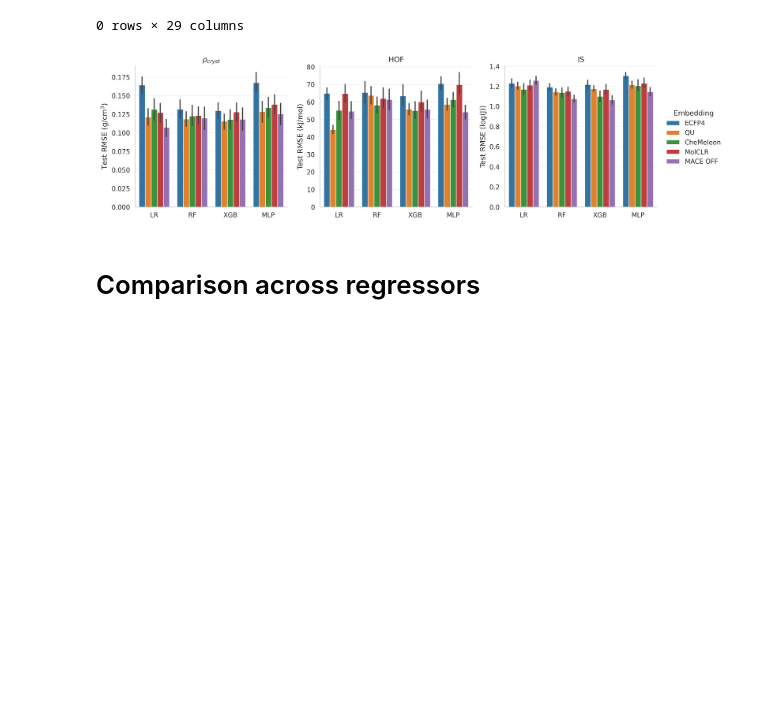
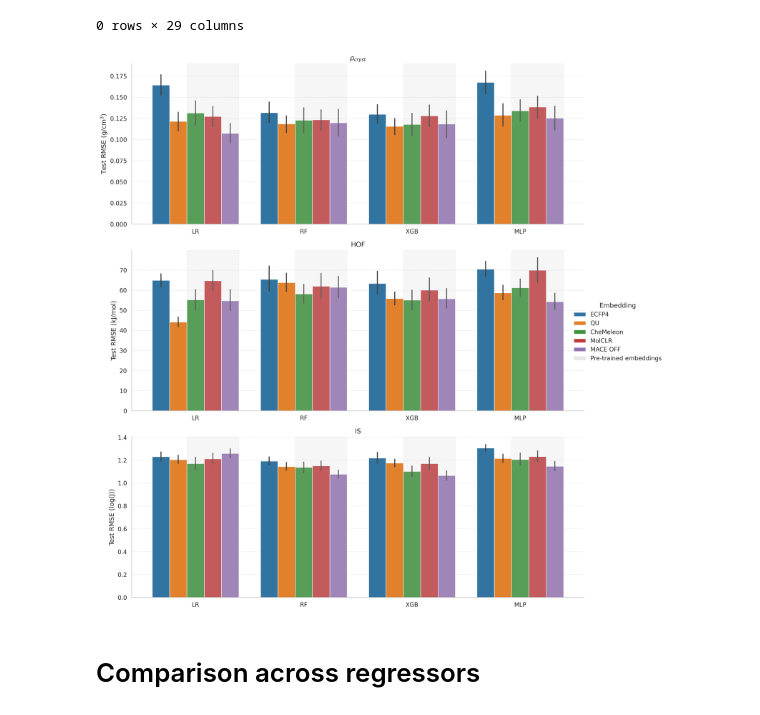
Before and after one commit to CABackman/fm-4-em, a Jupyter notebook: 06_NOTEBOOKS/04_results_processing.ipynb, the cells around one changed output. Drawn from its saved outputs; the diff is of its cells as text; code cells hidden in the pictures; blank space fills up the shorter version.

Commit message:
adjusted Fig 2 layout and adjusted statistical significance test

```diff
--- a/06_NOTEBOOKS/04_results_processing.ipynb
+++ b/06_NOTEBOOKS/04_results_processing.ipynb
@@ -79,15 +79,30 @@ desired_dataset_order = [
 ]
 df["dataset"] = pd.Categorical(df["dataset"], categories=desired_dataset_order, ordered=True)
 # %%
+from matplotlib.patches import Patch
+
 # Publication-style defaults
 sns.set_theme(style="whitegrid", context="paper", font_scale=1.2)
 
-palette = sns.color_palette("tab10")  # colorblind-friendly, print-safe
+palette = sns.color_palette("tab10")
 datasets = desired_dataset_order
 models = desired_model_order
-embeddings = df["embedding"].unique()
 
-fig, axes = plt.subplots(1, len(datasets), figsize=(14, 4), sharey=False, dpi=300)
+embedding_order = [
+    "ECFP4",
+    "QU",
+    "CheMeleon",
+    "MolCLR",
+    "MACE OFF",
+]
+pretrained_embeddings = {"CheMeleon", "MolCLR", "MACE OFF"}
+
+fig, axes = plt.subplots(
+    len(datasets), 1, figsize=(14, 14), sharey=False, dpi=300
+)
+
+legend_handles = None
+legend_labels = None
 
 for ax, ds in zip(axes, datasets):
     sub = df[df["dataset"] == ds]
@@ -97,46 +112,96 @@ for ax, ds in zip(axes, datasets):
         x="model",
         y="test_RMSE",
         hue="embedding",
-        hue_order=desired_order_clean,
+        hue_order=embedding_order,
         palette=palette,
         errorbar="ci",
         ax=ax,
     )
+
+    # Shade the contiguous pre-trained embeddings within each model group.
+    n_embeddings = len(embedding_order)
+    group_width = 0.8
+    bar_width = group_width / n_embeddings
+    pretrained_start = min(
+        embedding_order.index(name) for name in pretrained_embeddings
+    )
+    pretrained_end = max(
+        embedding_order.index(name) for name in pretrained_embeddings
+    )
+
+    for x_position in ax.get_xticks():
+        left = (
+            x_position
+            - group_width / 2
+            + pretrained_start * bar_width
+        )
+        right = (
+            x_position
+            - group_width / 2
+            + (pretrained_end + 1) * bar_width
+        )
+
+        ax.axvspan(
+            left,
+            right,
+            color="lightgray",
+            alpha=0.2,
+            zorder=0,
+        )
+
+    # Ensure bars and their error bars appear above the shading.
+    for patch in ax.patches:
+        patch.set_zorder(2)
+    for container in ax.containers:
+        if hasattr(container, "errorbar") and container.errorbar is not None:
+            for artist_group in container.errorbar.lines:
+                if artist_group:
+                    for artist in artist_group:
+                        artist.set_zorder(3)
 
     ax.set_title(f"{ds}", fontsize=12)
     ax.set_xlabel("")
     ax.tick_params(axis="x", rotation=0)
     ax.grid(True, axis="y", linestyle="--", linewidth=0.5, alpha=0.7)
 
-    # Clean spines (publication style)
     ax.spines["top"].set_visible(False)
     ax.spines["right"].set_visible(False)
 
-    # Only keep ylabel on first plot
     if ax is axes[0]:
         ax.set_ylabel("Test RMSE (g/cm$^3$)")
     elif ax is axes[1]:
         ax.set_ylabel("Test RMSE (kJ/mol)")
     else:
         ax.set_ylabel("Test RMSE (log(J))")
 
-    # Remove per-axis legends
+    if legend_handles is None:
+        legend_handles, legend_labels = ax.get_legend_handles_labels()
+
     ax.legend_.remove()
 
-# Shared legend outside plot
-handles, labels = axes[0].get_legend_handles_labels()
+# Add shading entry to the shared legend.
+legend_handles.append(
+    Patch(
+        facecolor="lightgray",
+        alpha=0.5,
+        label="Pre-trained embeddings",
+    )
+)
+legend_labels.append("Pre-trained embeddings")
+
 fig.legend(
-    handles, labels,
-    loc="center right",
-    bbox_to_anchor=(1.02, 0.5),
+    legend_handles,
+    legend_labels,
+    loc="center left",
+    bbox_to_anchor=(0.84, 0.5),
     frameon=False,
-    title="Embedding"
+    title="Embedding",
 )
 
-plt.tight_layout(rect=[0, 0, 0.92, 1])
+plt.tight_layout(rect=[0, 0, 0.88, 1])
 plt.show()
 # %% [output]
-[figure, old version]
+[figure, new version]
 # %% [markdown]
 # Comparison across regressors
 # %%
```
Also changed, not shown: parts of 6 cells of this notebook, 3 other files.
